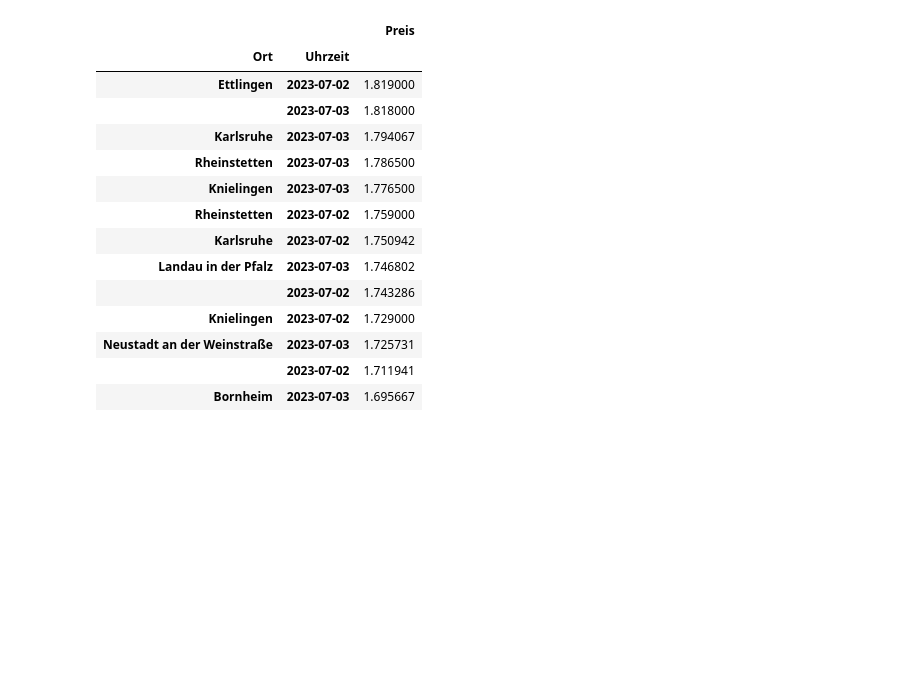
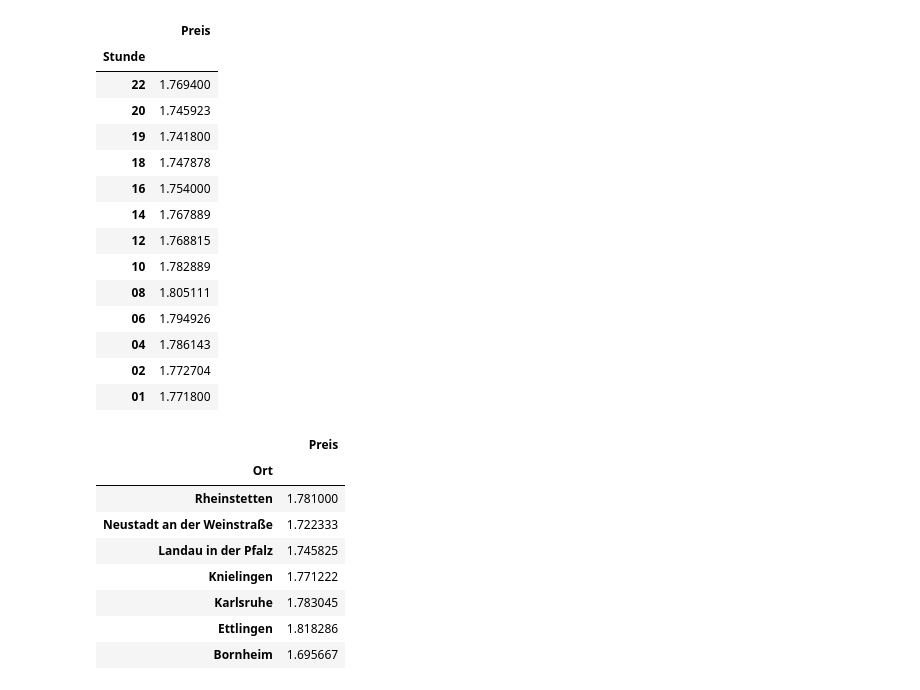
Before and after one commit to Sebbo28/SpritpreisFinder, a Jupyter notebook: analytics/first_version.ipynb, the cells around one changed output. Cells and saved outputs as stored; diff of their text form; code cells hidden in the pictures; blank space fills up the shorter version.

```diff
--- a/analytics/first_version.ipynb
+++ b/analytics/first_version.ipynb
@@ -12,5 +12,7 @@ df.head()
 | 4 | 2023-07-02 19:25:32 | 2023-07-02 | 76135+Karlsruhe%2FBeiertheim | Waldhorn Str. 14-16 | 76137 Karlsruhe | ZG Raiffeisen Energie | 1.719 |
 # %%
 df[["PLZ","Ort"]] = df["Ort_PLZ"].str.split(' ',1, expand =True)
+df['Zeit'] = df['Uhrzeit'].str.split(' ').str[1]
+df[["Stunde","Minute","Sekunde"]] = df["Zeit"].str.split(':',2, expand =True)
 df.head()
 # %% [output]
@@ -23,18 +25,30 @@ df.head()
+# %%
+df.groupby(by=["Stunde"]).mean().sort_values(by = 'Stunde', ascending= False)
+# %% [output]
+|  | Preis |
+| Stunde |  |
+| 22 | 1.769400 |
+| 20 | 1.745923 |
+| 19 | 1.741800 |
+| 18 | 1.747878 |
+| 16 | 1.754000 |
+| 14 | 1.767889 |
+| 12 | 1.768815 |
+| 10 | 1.782889 |
+| 08 | 1.805111 |
+| 06 | 1.794926 |
+| 04 | 1.786143 |
+| 02 | 1.772704 |
+| 01 | 1.771800 |
 # %%
-df.groupby(by=["Ort","Datum"]).mean().sort_values(by = 'Preis', ascending= False)
+df.groupby(by=["Ort"]).mean().sort_values(by = 'Ort', ascending= False)
 # %% [output]
-|  |  | Preis |
-| Ort | Uhrzeit |  |
-| Ettlingen | 2023-07-02 | 1.819000 |
-|  | 2023-07-03 | 1.818000 |
-| Karlsruhe | 2023-07-03 | 1.794067 |
-| Rheinstetten | 2023-07-03 | 1.786500 |
-| Knielingen | 2023-07-03 | 1.776500 |
-| Rheinstetten | 2023-07-02 | 1.759000 |
-| Karlsruhe | 2023-07-02 | 1.750942 |
-| Landau in der Pfalz | 2023-07-03 | 1.746802 |
-|  | 2023-07-02 | 1.743286 |
-| Knielingen | 2023-07-02 | 1.729000 |
-| Neustadt an der Weinstraße | 2023-07-03 | 1.725731 |
-|  | 2023-07-02 | 1.711941 |
-| Bornheim | 2023-07-03 | 1.695667 |
+|  | Preis |
+| Ort |  |
+| Rheinstetten | 1.781000 |
+| Neustadt an der Weinstraße | 1.722333 |
+| Landau in der Pfalz | 1.745825 |
+| Knielingen | 1.771222 |
+| Karlsruhe | 1.783045 |
+| Ettlingen | 1.818286 |
+| Bornheim | 1.695667 |
```
Also changed, not shown: parts of 3 cells of this notebook.
